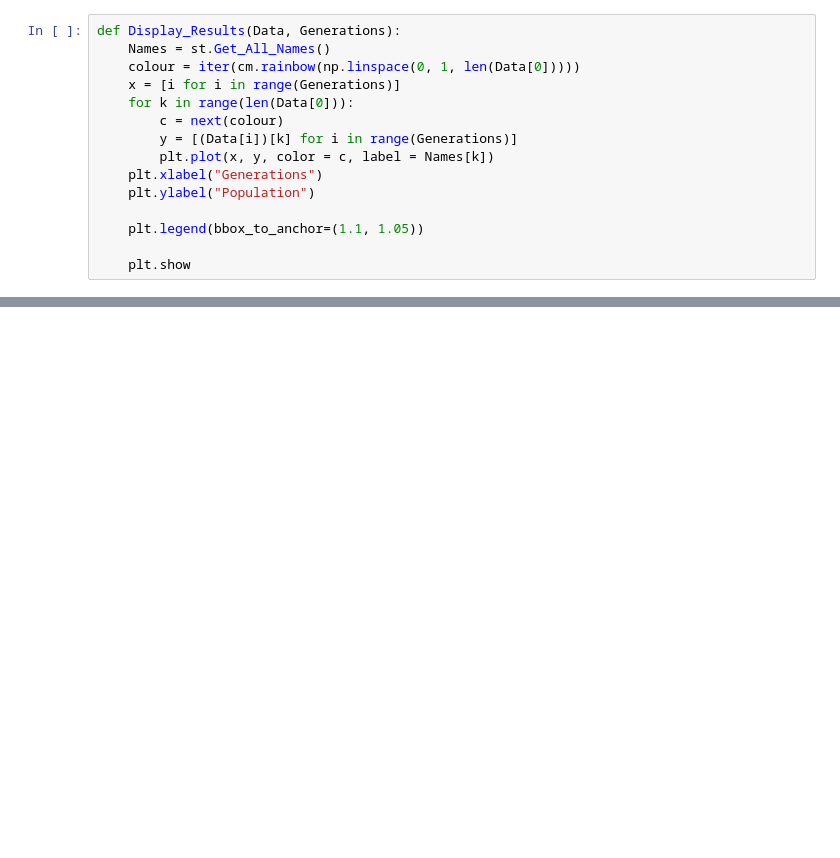
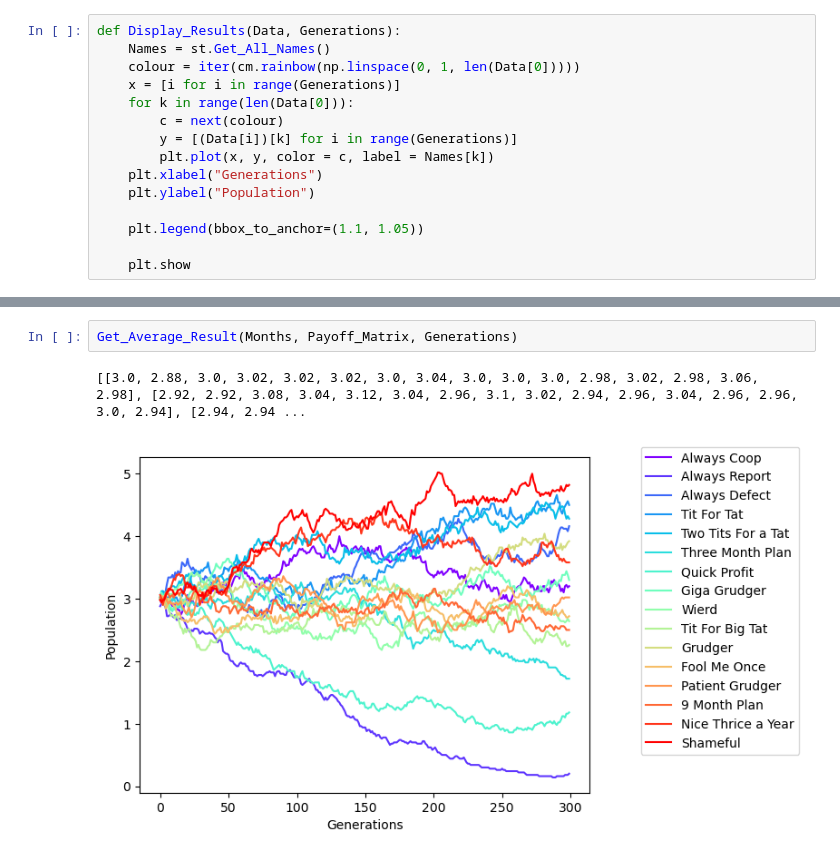
Before and after one commit to HarryFosterCU/Simulation-of-a-3-Choice-Prisoners-Dilemma-for-Modelling-Economic-Collusion, a Jupyter notebook: Emergent_Coop_Sim.ipynb, the cells around one changed output, grey strips where cells are left out. Saved outputs shown, nothing was run; the diff lists cells and outputs as text; blank space fills up the shorter version.

```diff
--- a/Emergent_Coop_Sim.ipynb
+++ b/Emergent_Coop_Sim.ipynb
@@ -87,0 +122,5 @@ Display_Results(Moran_Sim_Result, Generations)
+# %%
+Get_Average_Result(Months, Payoff_Matrix, Generations)
+# %% [output]
+[[3.0, 2.88, 3.0, 3.02, 3.02, 3.02, 3.0, 3.04, 3.0, 3.0, 3.0, 2.98, 3.02, 2.98, 3.06, 2.98], [2.92, 2.92, 3.08, 3.04, 3.12, 3.04, 2.96, 3.1, 3.02, 2.94, 2.96, 3.04, 2.96, 2.96, 3.0, 2.94], [2.94, 2.94 ...
+[figure, added]
```
Also changed, not shown: parts of 7 cells of this notebook.
